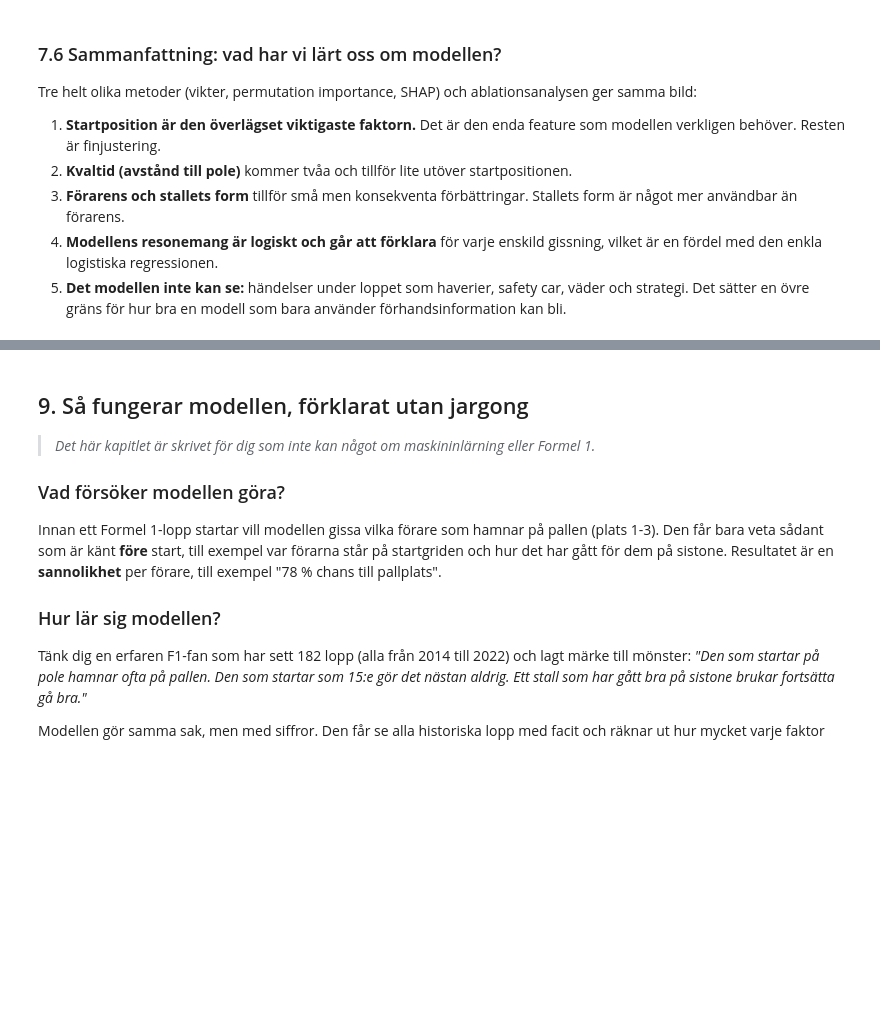
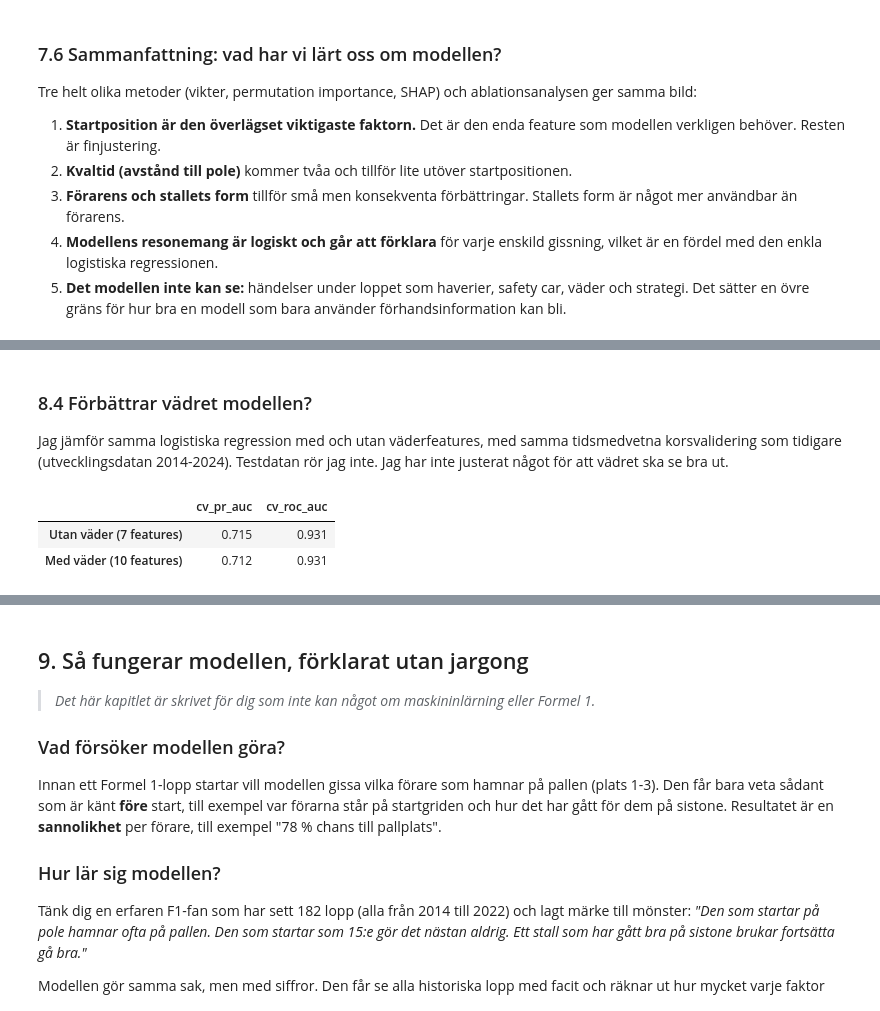
Before and after one commit to felixalfred/f1-podium-prediction, a Jupyter notebook: notebooks/f1_podium_prediction.ipynb, the cells around one changed output, grey strips where cells are left out. Saved outputs shown, nothing was run; the diff lists cells and outputs as text; code cells hidden in the pictures; blank space fills up the shorter version.

```diff
--- a/notebooks/f1_podium_prediction.ipynb
+++ b/notebooks/f1_podium_prediction.ipynb
@@ -1810,0 +1873,14 @@ Tre helt olika metoder (vikter, permutation importance, SHAP) och ablationsanaly
+# %%
+from scipy.stats import chi2_contingency
+
+bak = df[(df["grid_adj"] >= 6) & df["is_wet"].notna()]
+
+tabell = pd.crosstab(bak["is_wet"], bak["podium"])
+tabell.index = ["Torrt", "Regn"]
+tabell.columns = ["Ingen pallplats", "Pallplats"]
+print(tabell)
+print()
+print(bak.groupby("is_wet")["podium"].mean().rename({0.0: "Torrt", 1.0: "Regn"}).round(3))
+
+chi2, p, dof, forvantat = chi2_contingency(tabell)
+print(f"\nchi2 = {chi2:.2f}, {fmt_p(p)}, minsta förväntade antal i en ruta: {forvantat.min():.1f}")
@@ -1810,0 +1908,30 @@ Tre helt olika metoder (vikter, permutation importance, SHAP) och ablationsanaly
+# %% [markdown]
+### 8.4 Förbättrar vädret modellen?
+
+Jag jämför samma logistiska regression med och utan väderfeatures, med samma tidsmedvetna korsvalidering som tidigare (utvecklingsdatan 2014-2024). Testdatan rör jag inte. Jag har inte justerat något för att vädret ska se bra ut.
+# %%
+weather_features = ["is_wet", "wet_x_grid", "temp_max"]
+X_dev_w = df.loc[X_dev.index, features + weather_features]
+
+def cv_scores_on(X, cols):
+    """Medel-PR-AUC och medel-ROC-AUC över valideringsblocken."""
+    pr, roc = [], []
+    for tr, va in cv_splits:
+        m = make_pipeline(SimpleImputer(strategy="median"), StandardScaler(),
+                          LogisticRegression(max_iter=1000))
+        m.fit(X.iloc[tr][cols], y_dev.iloc[tr])
+        p = m.predict_proba(X.iloc[va][cols])[:, 1]
+        pr.append(average_precision_score(y_dev.iloc[va], p))
+        roc.append(roc_auc_score(y_dev.iloc[va], p))
+    return np.mean(pr), np.mean(roc)
+
+jamforelse = pd.DataFrame({
+    "Utan väder (7 features)": cv_scores_on(X_dev_w, features),
+    "Med väder (10 features)": cv_scores_on(X_dev_w, features + weather_features),
+}, index=["cv_pr_auc", "cv_roc_auc"]).T
+
+jamforelse.round(3)
+# %% [output]
+|  | cv_pr_auc | cv_roc_auc |
+| Utan väder (7 features) | 0.715 | 0.931 |
+| Med väder (10 features) | 0.712 | 0.931 |
```
Also changed, not shown: parts of 9 cells of this notebook, 3 other files.
